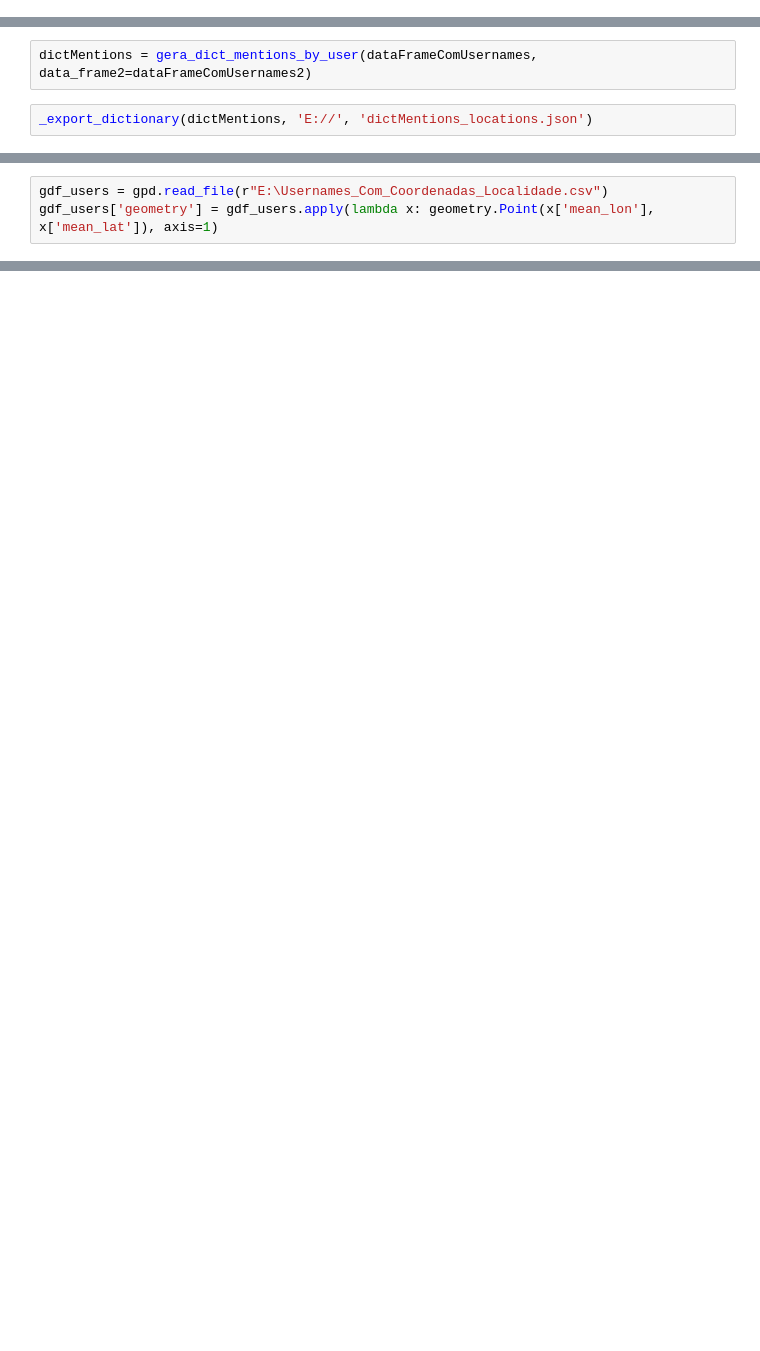
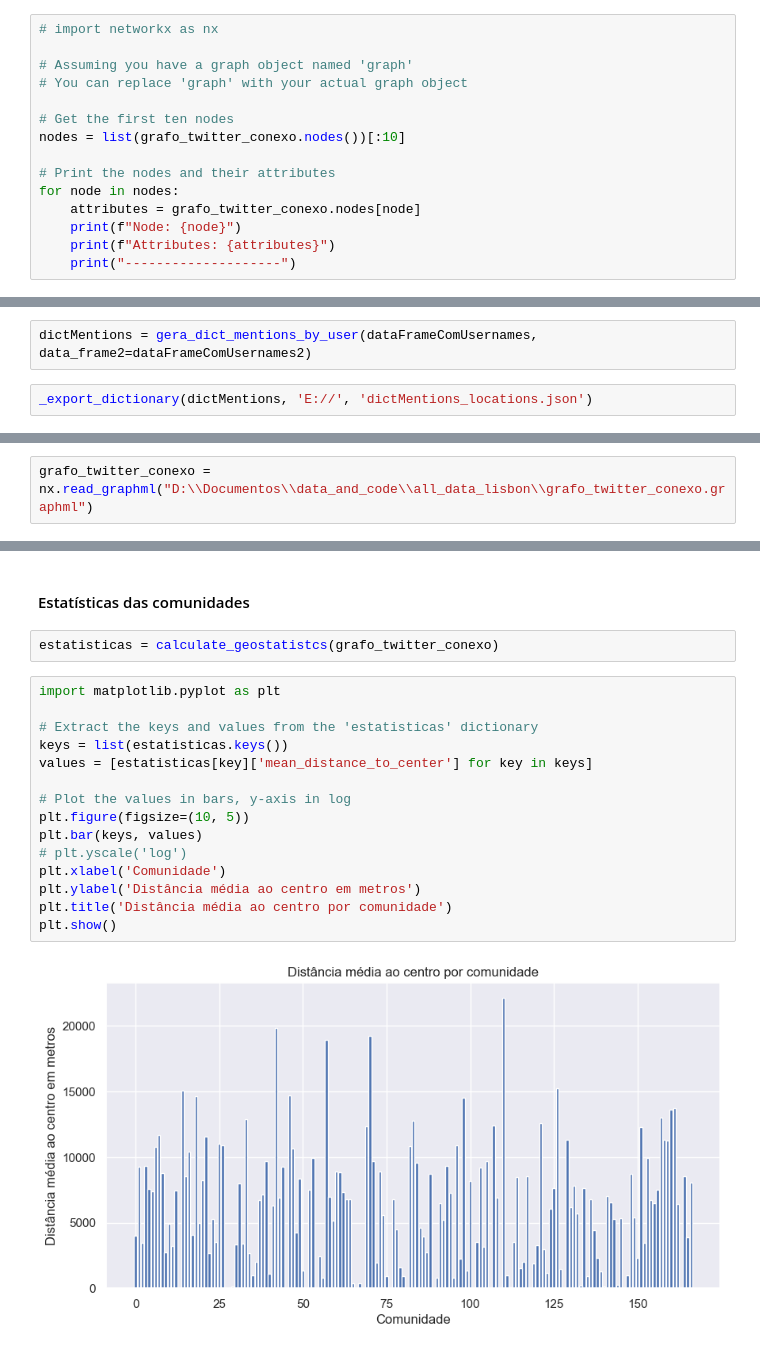
Before and after one commit to lealeric/Codigo_TCC, a Jupyter notebook: TCC_ERIC.ipynb, the cells around one changed output, grey strips where cells are left out. Cells and saved outputs as stored; diff of their text form; blank space fills up the shorter version.

Commit message:
Incluindo estudo sobre dispersão das comunidades

```diff
--- a/TCC_ERIC.ipynb
+++ b/TCC_ERIC.ipynb
@@ -548,0 +694,15 @@ gdf_wgs84 = gdf_wgs84.to_crs("EPSG:4326")
+# %%
+# import networkx as nx
+
+# Assuming you have a graph object named 'graph'
+# You can replace 'graph' with your actual graph object
+
+# Get the first ten nodes
+nodes = list(grafo_twitter_conexo.nodes())[:10]
+
+# Print the nodes and their attributes
+for node in nodes:
+    attributes = grafo_twitter_conexo.nodes[node]
+    print(f"Node: {node}")
+    print(f"Attributes: {attributes}")
+    print("--------------------")
@@ -572,3 +810,0 @@ dictMentions['giradissotwanny']
-# %%
-gdf_users = gpd.read_file(r"E:\Usernames_Com_Coordenadas_Localidade.csv")
-gdf_users['geometry'] = gdf_users.apply(lambda x: geometry.Point(x['mean_lon'], x['mean_lat']), axis=1)
@@ -688,0 +1031,2 @@ Cluster médio: 0.5176350273973392
+# %%
+grafo_twitter_conexo = nx.read_graphml("D:\\Documentos\\data_and_code\\all_data_lisbon\\grafo_twitter_conexo.graphml")
@@ -688,0 +1089,21 @@ Cluster médio: 0.5176350273973392
+# %% [markdown]
+#### Estatísticas das comunidades
+# %%
+estatisticas = calculate_geostatistcs(grafo_twitter_conexo)
+# %%
+import matplotlib.pyplot as plt
+
+# Extract the keys and values from the 'estatisticas' dictionary
+keys = list(estatisticas.keys())
+values = [estatisticas[key]['mean_distance_to_center'] for key in keys]
+
+# Plot the values in bars, y-axis in log
+plt.figure(figsize=(10, 5))
+plt.bar(keys, values)
+# plt.yscale('log')
+plt.xlabel('Comunidade')
+plt.ylabel('Distância média ao centro em metros')
+plt.title('Distância média ao centro por comunidade')
+plt.show()
+# %% [output]
+[figure, added]
```
Also changed, not shown: parts of 88 cells of this notebook, 13 other files.
